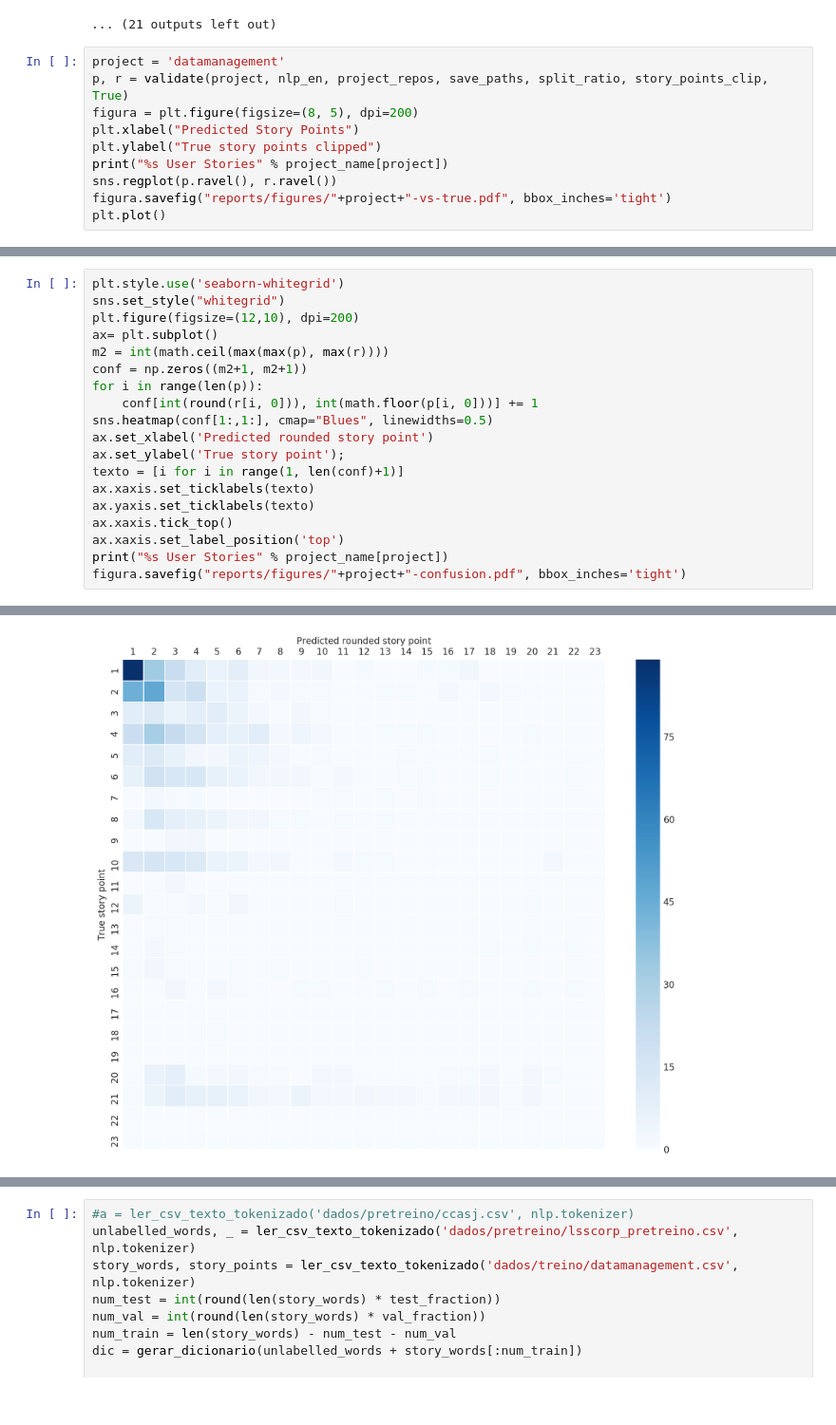
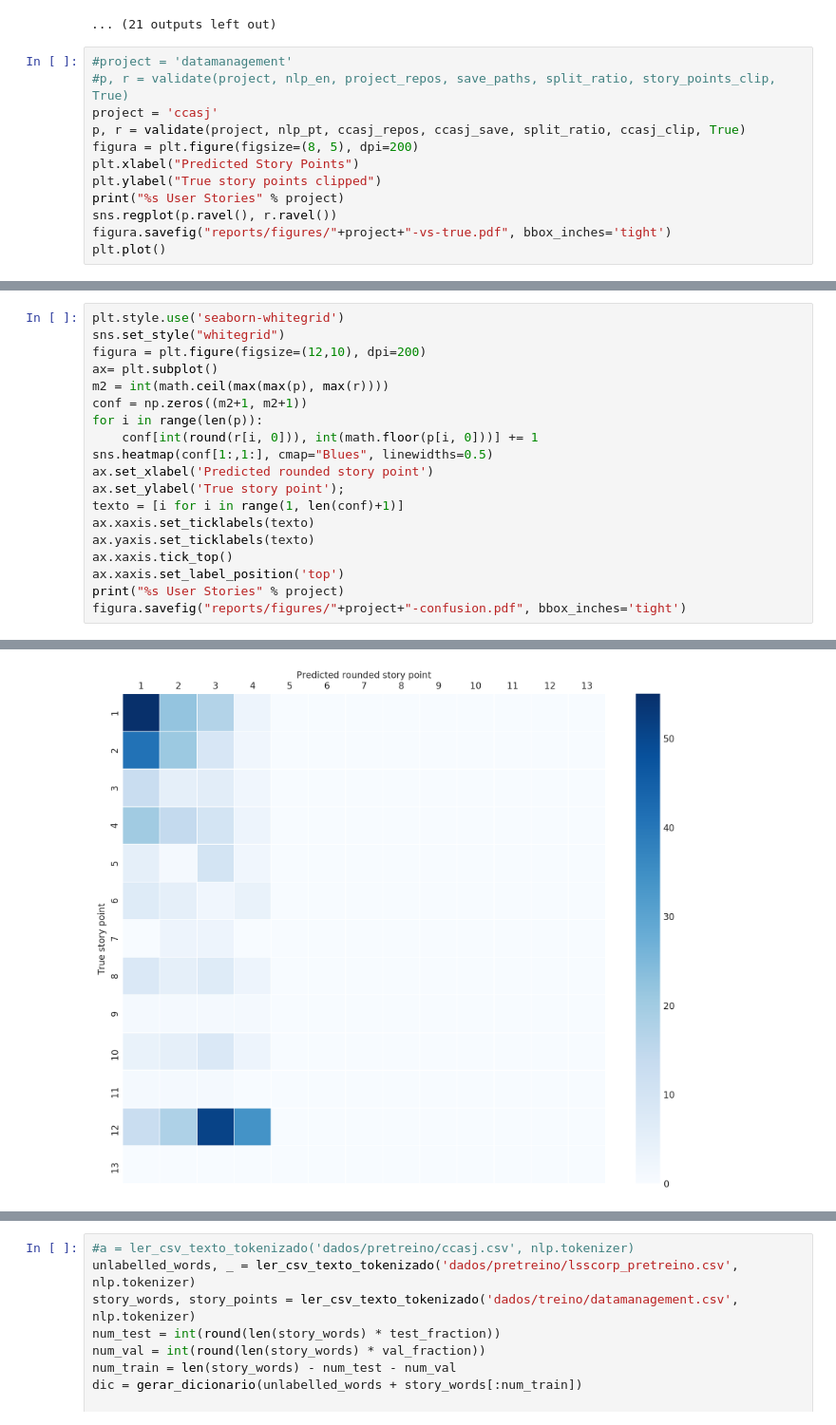
Before and after one commit to Gabrui/estimar-pontos-estoria, a Jupyter notebook: Estimativas de Pontos de Estória por Aprendizado Profundo.ipynb, the cells around one changed output, grey strips where cells are left out. Shown at 95% size. Drawn from its saved outputs; the diff is of its cells as text.

```diff
--- a/Estimativas de Pontos de Estória por Aprendizado Profundo.ipynb
+++ b/Estimativas de Pontos de Estória por Aprendizado Profundo.ipynb
@@ -627,12 +627,14 @@ duracloud
 [figure]
 ... (21 outputs left out)
 # %%
-project = 'datamanagement'
-p, r = validate(project, nlp_en, project_repos, save_paths, split_ratio, story_points_clip, True)
+#project = 'datamanagement'
+#p, r = validate(project, nlp_en, project_repos, save_paths, split_ratio, story_points_clip, True)
+project = 'ccasj'
+p, r = validate(project, nlp_pt, ccasj_repos, ccasj_save, split_ratio, ccasj_clip, True)
 figura = plt.figure(figsize=(8, 5), dpi=200)
 plt.xlabel("Predicted Story Points")
 plt.ylabel("True story points clipped")
-print("%s User Stories" % project_name[project])
+print("%s User Stories" % project)
 sns.regplot(p.ravel(), r.ravel())
 figura.savefig("reports/figures/"+project+"-vs-true.pdf", bbox_inches='tight')
 plt.plot()
@@ -644,7 +645,7 @@ Data Management User Stories
 # %%
 plt.style.use('seaborn-whitegrid')
 sns.set_style("whitegrid")
-plt.figure(figsize=(12,10), dpi=200)
+figura = plt.figure(figsize=(12,10), dpi=200)
 ax= plt.subplot()
 m2 = int(math.ceil(max(max(p), max(r))))
 conf = np.zeros((m2+1, m2+1))
@@ -658,6 +659,6 @@ ax.xaxis.set_ticklabels(texto)
 ax.yaxis.set_ticklabels(texto)
 ax.xaxis.tick_top()
 ax.xaxis.set_label_position('top')
-print("%s User Stories" % project_name[project])
+print("%s User Stories" % project)
 figura.savefig("reports/figures/"+project+"-confusion.pdf", bbox_inches='tight')
 # %% [output]
@@ -665,4 +666,4 @@ Data Management User Stories
-[figure, old version]
+[figure, new version]
 # %%
 plt.style.use('seaborn-whitegrid')
 sns.set_style("whitegrid")
```
Also changed, not shown: parts of 8 cells of this notebook, 7 other files.
